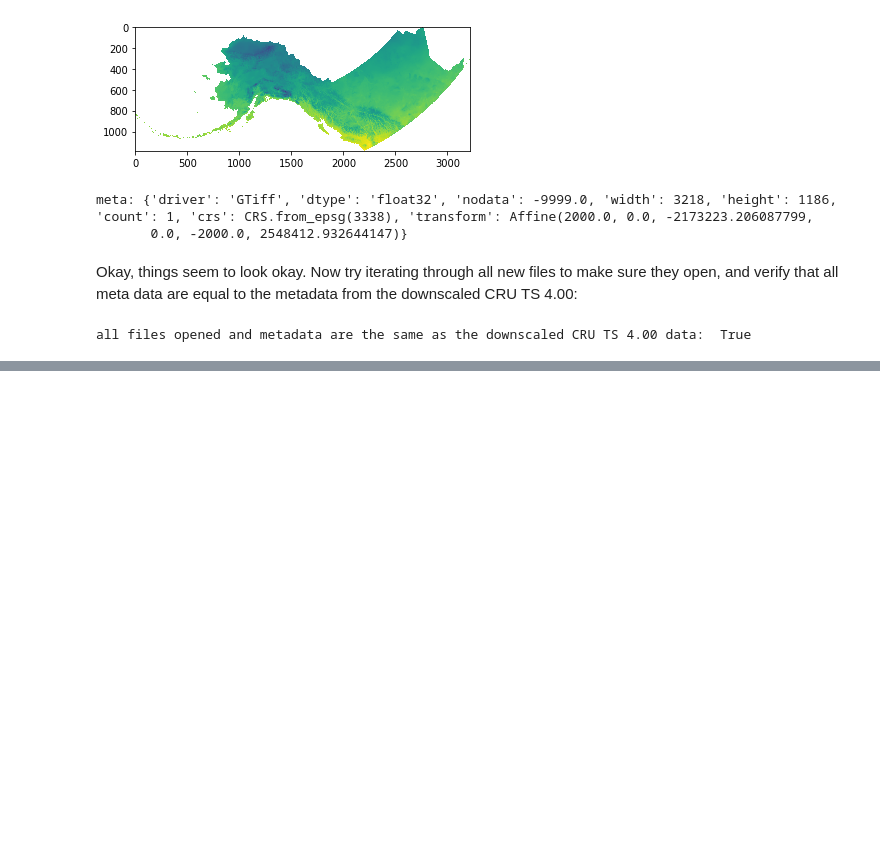
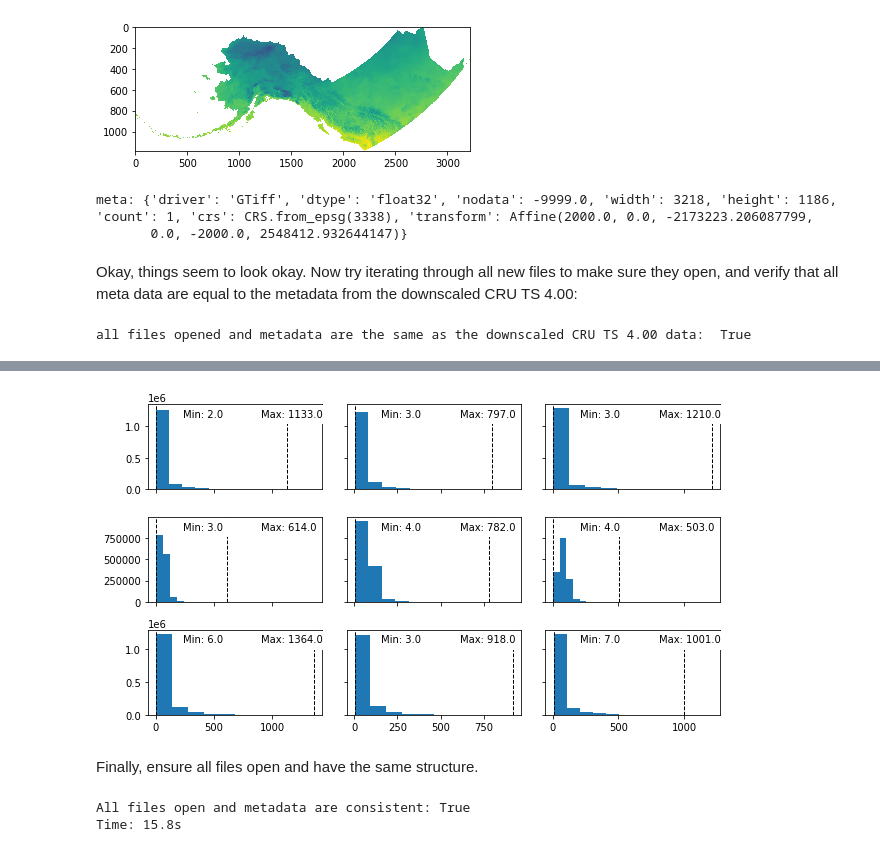
Before and after one commit to ua-snap/downscale, a Jupyter notebook: snap_scripts/ipynb/validate_cru_405_downscale.ipynb, the cells around one changed output, grey strips where cells are left out. Saved outputs shown, nothing was run; the diff lists cells and outputs as text; code cells hidden in the pictures; blank space fills up the shorter version.

Commit message:
add some validation results for downscaled CRU TS 4.05

```diff
--- a/snap_scripts/ipynb/validate_cru_405_downscale.ipynb
+++ b/snap_scripts/ipynb/validate_cru_405_downscale.ipynb
@@ -159,0 +235,35 @@ all files opened and metadata are the same as the downscaled CRU TS 4.00 data:
+# %%
+fig, ax = plt.subplots(3, 3, figsize=(9, 5), sharex="col", sharey="row")
+for i, month in zip(np.arange(3), ["03", "06", "09"]):
+    for j, year in zip(np.arange(3), ["2016", "2018", "2020"]):
+        my_str = f"{month}_{year}"
+        fp = list(new_pr_dir.glob(f"*{my_str}*"))[0]
+        ax[i, j] = read_and_plot_histogram(fp, ax[i, j])
+
+fig.tight_layout()
+plt.show()
+# %% [output]
+[figure, added]
+# %% [markdown]
+Finally, ensure all files open and have the same structure.
+# %%
+import time # time this for reference
+
+# test file
+with rio.open(list(new_pr_dir.glob(f"*{my_str}*"))[0]) as src:
+    test_meta = src.meta
+
+# all new files
+fps = list(new_pr_dir.glob("*")) + list(new_tas_dir.glob("*"))
+
+tic = time.perf_counter()
+results = []
+for fp in fps:
+    with rio.open(fp) as src:
+        results.append(src.meta == test_meta)
+
+print("All files open and metadata are consistent:", np.all(results))
+print(f"Time: {round(time.perf_counter() - tic, 1)}s")
+# %% [output]
+All files open and metadata are consistent: True
+Time: 15.8s
```
Also changed, not shown: parts of 4 cells of this notebook.
